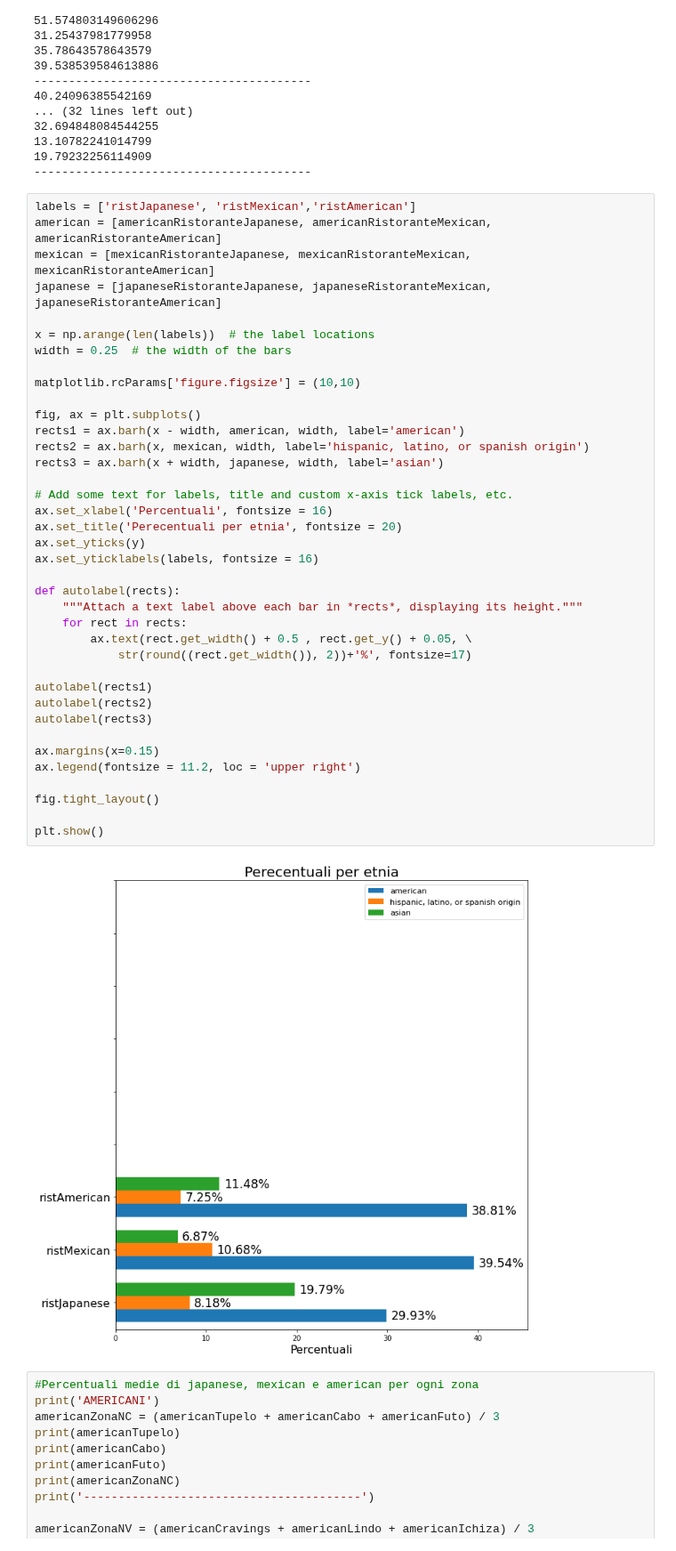
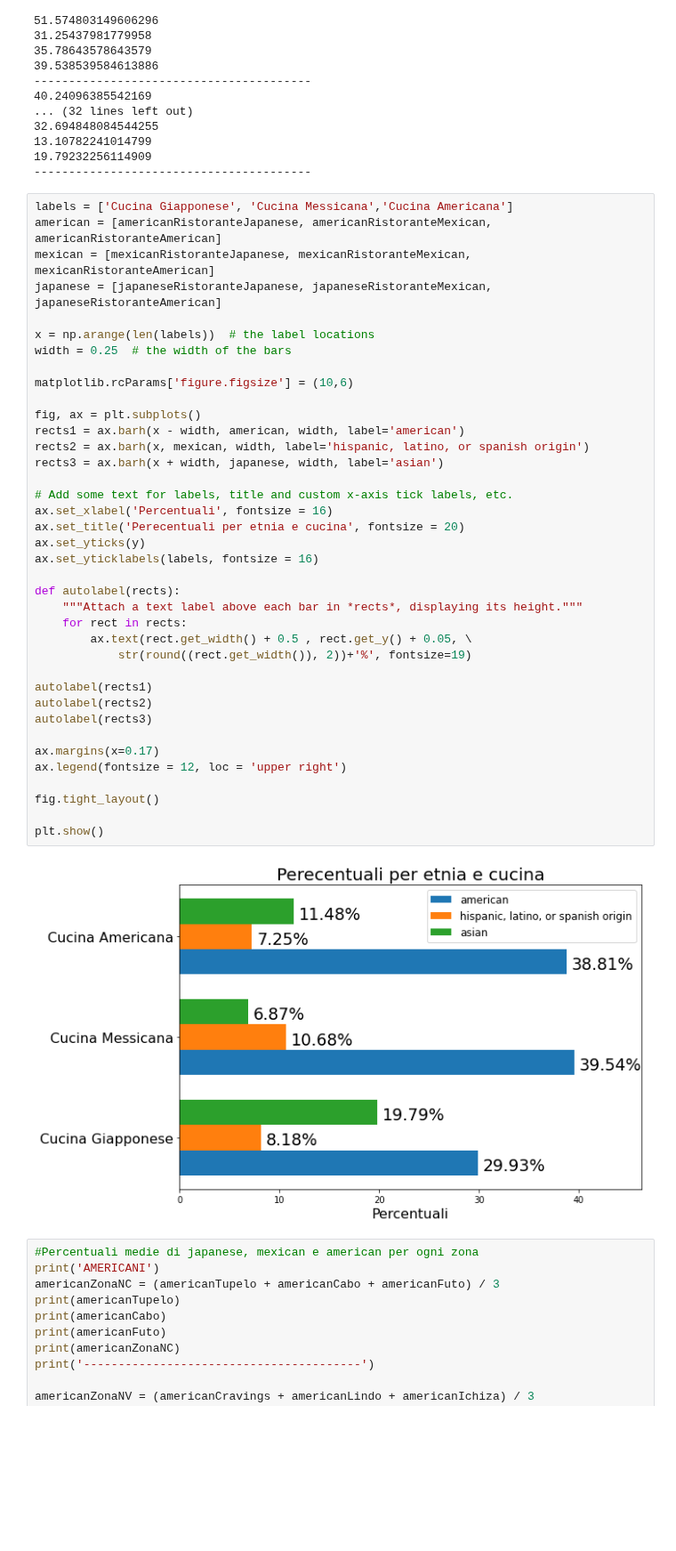
Before and after one commit to EleonoraBartolomucci/Fairness, a Jupyter notebook: Esperimenti/SusyPrimoEsperimentoOrizzontale.ipynb, the cells around one changed output. Shown at 89% size. Saved outputs shown, nothing was run; the diff lists cells and outputs as text; blank space fills up the shorter version.

```diff
--- a/Esperimenti/SusyPrimoEsperimentoOrizzontale.ipynb
+++ b/Esperimenti/SusyPrimoEsperimentoOrizzontale.ipynb
@@ -210,45 +210,45 @@ AMERICANI
 19.79232256114909
 ----------------------------------------
 # %%
-labels = ['ristJapanese', 'ristMexican','ristAmerican']
+labels = ['Cucina Giapponese', 'Cucina Messicana','Cucina Americana']
 american = [americanRistoranteJapanese, americanRistoranteMexican, americanRistoranteAmerican]
 mexican = [mexicanRistoranteJapanese, mexicanRistoranteMexican, mexicanRistoranteAmerican]
 japanese = [japaneseRistoranteJapanese, japaneseRistoranteMexican, japaneseRistoranteAmerican]
 
 x = np.arange(len(labels))  # the label locations
 width = 0.25  # the width of the bars
 
-matplotlib.rcParams['figure.figsize'] = (10,10)
+matplotlib.rcParams['figure.figsize'] = (10,6)
 
 fig, ax = plt.subplots()
 rects1 = ax.barh(x - width, american, width, label='american')
 rects2 = ax.barh(x, mexican, width, label='hispanic, latino, or spanish origin')
 rects3 = ax.barh(x + width, japanese, width, label='asian')
 
 # Add some text for labels, title and custom x-axis tick labels, etc.
 ax.set_xlabel('Percentuali', fontsize = 16)
-ax.set_title('Perecentuali per etnia', fontsize = 20)
+ax.set_title('Perecentuali per etnia e cucina', fontsize = 20)
 ax.set_yticks(y)
 ax.set_yticklabels(labels, fontsize = 16)
 
 def autolabel(rects):
     """Attach a text label above each bar in *rects*, displaying its height."""
     for rect in rects:
         ax.text(rect.get_width() + 0.5 , rect.get_y() + 0.05, \
-            str(round((rect.get_width()), 2))+'%', fontsize=17)
+            str(round((rect.get_width()), 2))+'%', fontsize=19)
 
 autolabel(rects1)
 autolabel(rects2)
 autolabel(rects3)
 
-ax.margins(x=0.15)
-ax.legend(fontsize = 11.2, loc = 'upper right')
+ax.margins(x=0.17)
+ax.legend(fontsize = 12, loc = 'upper right')
 
 fig.tight_layout()
 
 plt.show()
 # %% [output]
-[figure, old version]
+[figure, new version]
 # %%
 #Percentuali medie di japanese, mexican e american per ogni zona
 print('AMERICANI')
```
Also changed, not shown: parts of 1 cell of this notebook.
